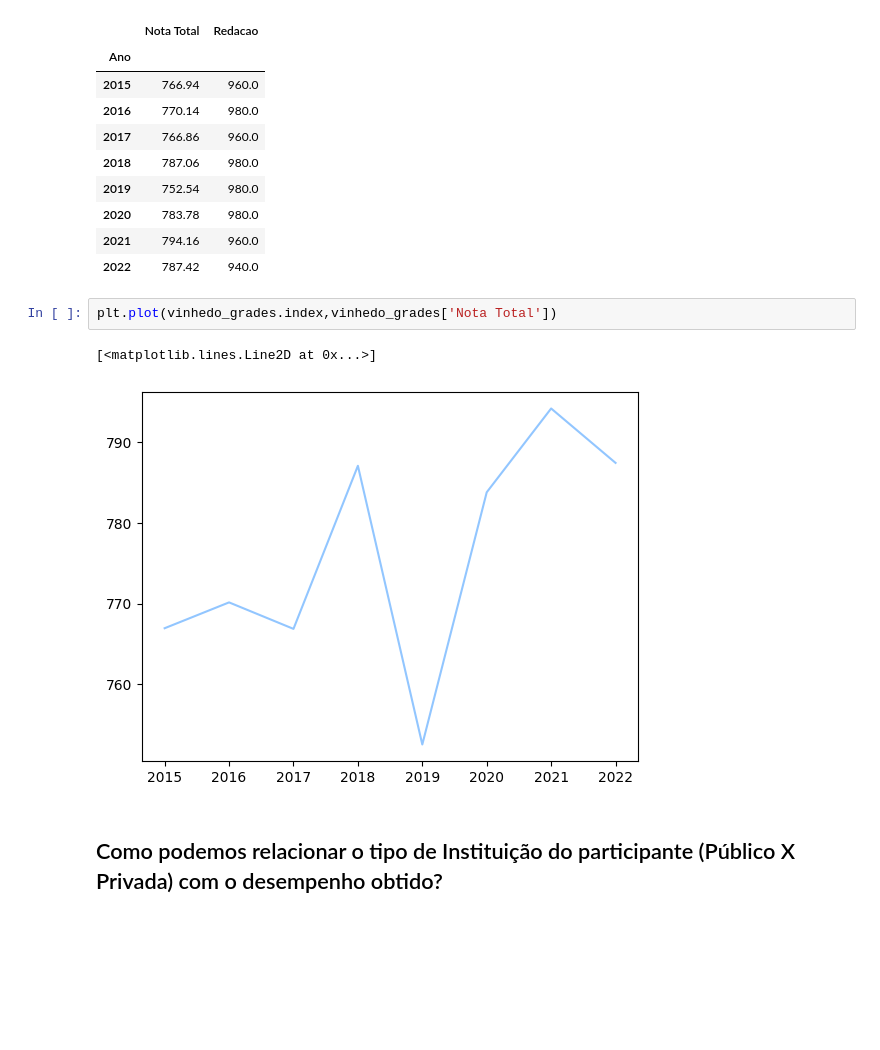
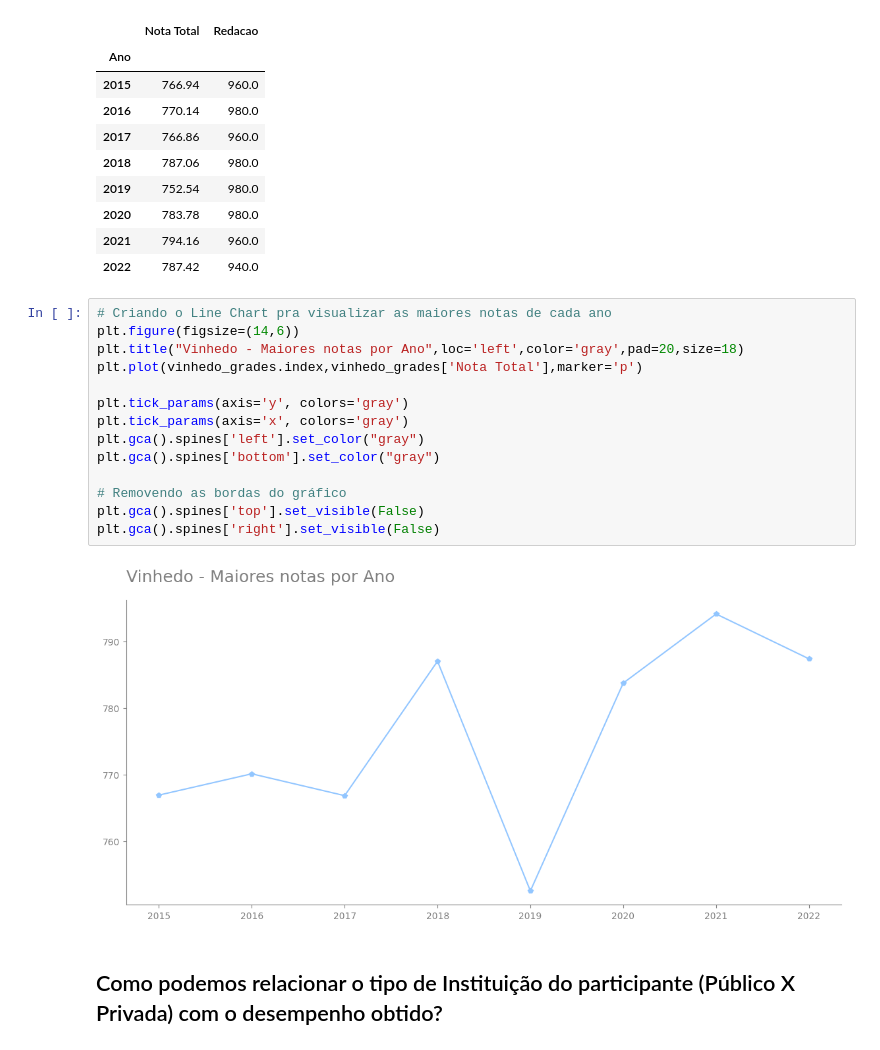
Before and after one commit to LiamFer/ENEM-Analysis, a Jupyter notebook: main_analysis.ipynb, the cells around one changed output. Cells and saved outputs as stored; diff of their text form; blank space fills up the shorter version.

Commit message:
Criando a visualização

```diff
--- a/main_analysis.ipynb
+++ b/main_analysis.ipynb
@@ -352,10 +352,21 @@ vinhedo_grades
 | 2020 | 783.78 | 980.0 |
 | 2021 | 794.16 | 960.0 |
 | 2022 | 787.42 | 940.0 |
-# %%
-plt.plot(vinhedo_grades.index,vinhedo_grades['Nota Total'])
-# %% [output]
-[<matplotlib.lines.Line2D at 0x...>]
-[figure, removed]
+# %%
+# Criando o Line Chart pra visualizar as maiores notas de cada ano
+plt.figure(figsize=(14,6))
+plt.title("Vinhedo - Maiores notas por Ano",loc='left',color='gray',pad=20,size=18)
+plt.plot(vinhedo_grades.index,vinhedo_grades['Nota Total'],marker='p')
+
+plt.tick_params(axis='y', colors='gray')
+plt.tick_params(axis='x', colors='gray')
+plt.gca().spines['left'].set_color("gray")
+plt.gca().spines['bottom'].set_color("gray")
+
+# Removendo as bordas do gráfico
+plt.gca().spines['top'].set_visible(False)
+plt.gca().spines['right'].set_visible(False)
+# %% [output]
+[figure, added]
 # %% [markdown]
 ## Como podemos relacionar o tipo de Instituição do participante (Público X Privada) com o desempenho obtido?
```
